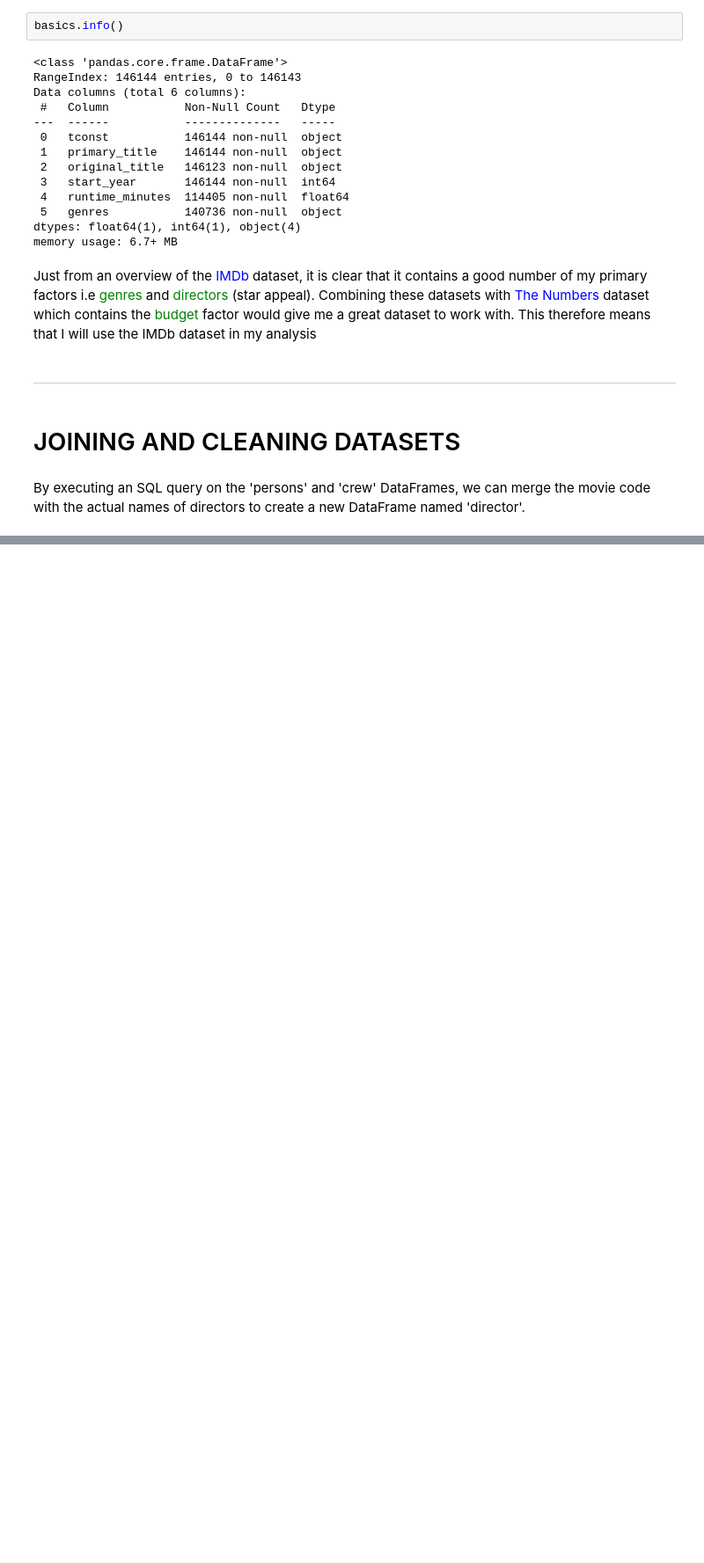
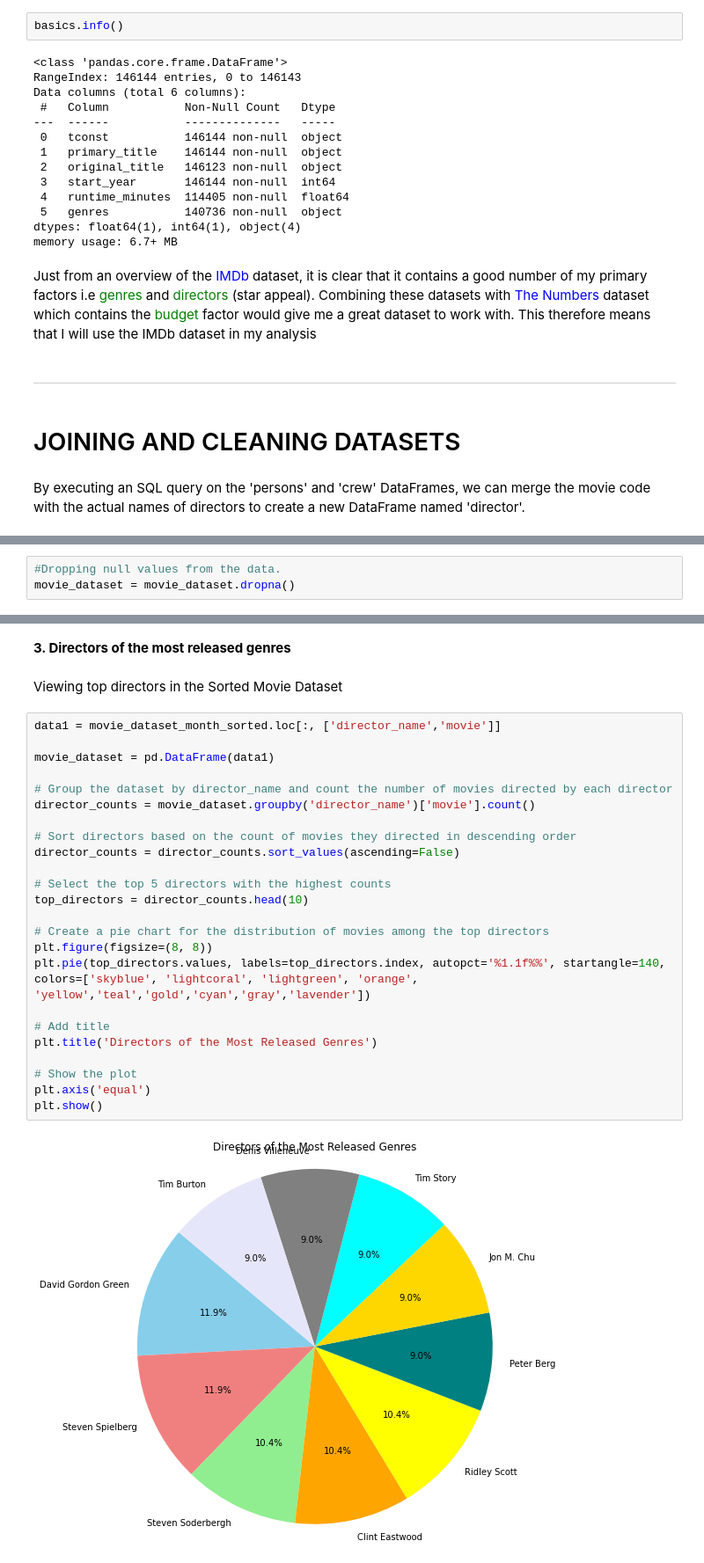
Before and after one commit to learn-co-curriculum/dsc-phase-1-project, a Jupyter notebook: student.ipynb, the cells around one changed output, grey strips where cells are left out. Shown at 88% size. Cells and saved outputs as stored; diff of their text form; blank space fills up the shorter version.

```diff
--- a/student.ipynb
+++ b/student.ipynb
@@ -579,0 +653,3 @@ NameError: name 'sqldf' is not defined
+# %%
+#Dropping null values from the data.
+movie_dataset = movie_dataset.dropna()
@@ -579,0 +845,30 @@ NameError: name 'sqldf' is not defined
+# %% [markdown]
+**3. Directors of the most released genres**
+# %% [markdown]
+Viewing top directors in the Sorted Movie Dataset
+# %%
+data1 = movie_dataset_month_sorted.loc[:, ['director_name','movie']]
+
+movie_dataset = pd.DataFrame(data1)
+
+# Group the dataset by director_name and count the number of movies directed by each director
+director_counts = movie_dataset.groupby('director_name')['movie'].count()
+
+# Sort directors based on the count of movies they directed in descending order
+director_counts = director_counts.sort_values(ascending=False)
+
+# Select the top 5 directors with the highest counts
+top_directors = director_counts.head(10)
+
+# Create a pie chart for the distribution of movies among the top directors
+plt.figure(figsize=(8, 8))
+plt.pie(top_directors.values, labels=top_directors.index, autopct='%1.1f%%', startangle=140, colors=['skyblue', 'lightcoral', 'lightgreen', 'orange', 'yellow','teal','gold','cyan','gray','lavender'])
+
+# Add title
+plt.title('Directors of the Most Released Genres')
+
+# Show the plot
+plt.axis('equal')
+plt.show()
+# %% [output]
+[figure, added]
```
Also changed, not shown: parts of 48 cells of this notebook.
